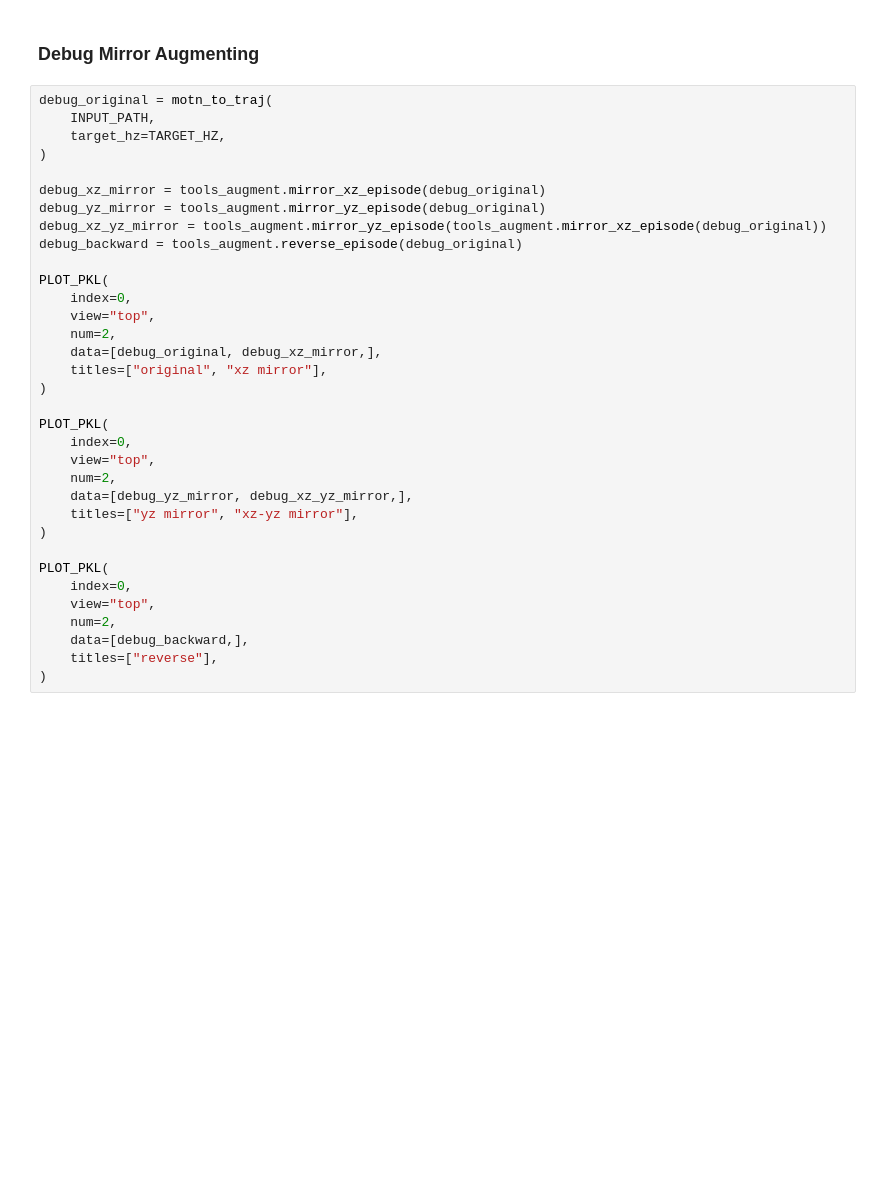
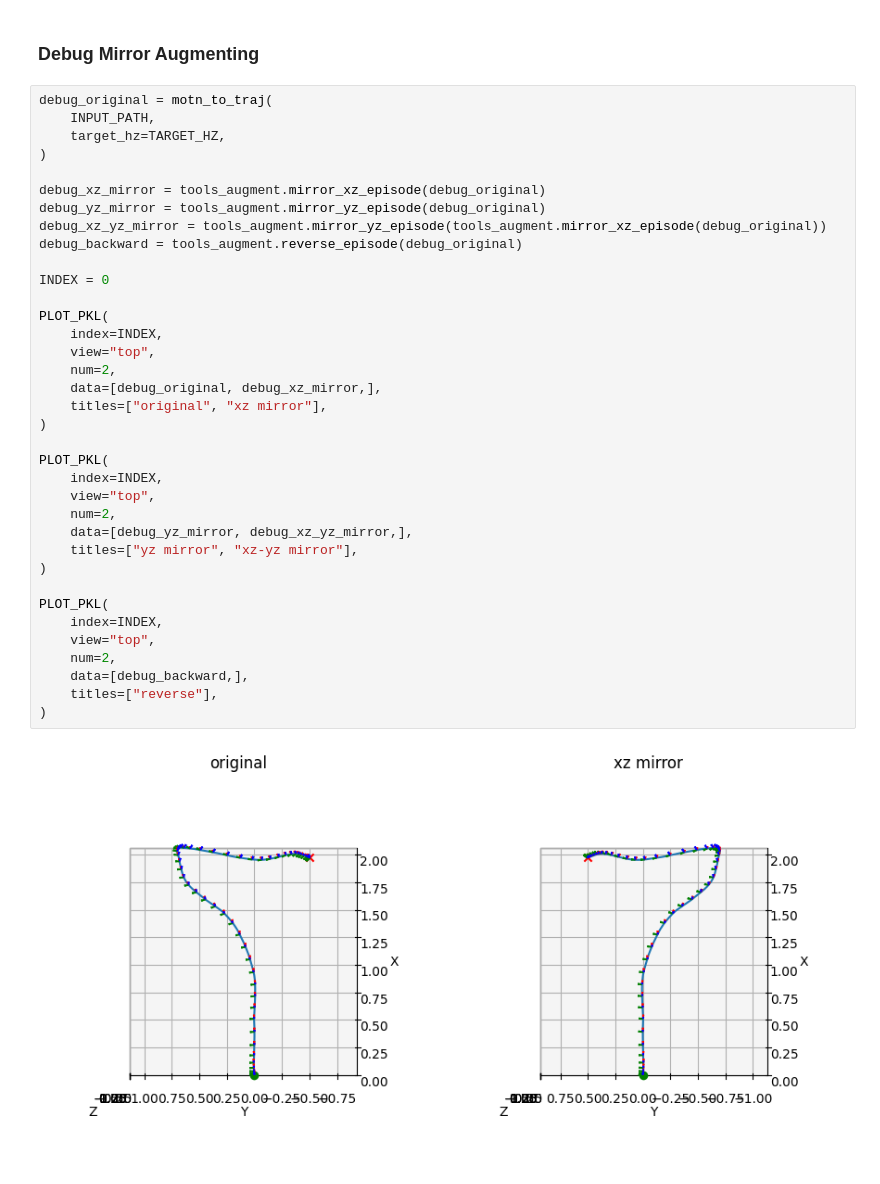
Before and after one commit to MATH-286-Pro/Tool-AR-To-Trajectory, a Jupyter notebook: trajs_ar.ipynb, the cells around one changed output. Saved outputs shown, nothing was run; the diff lists cells and outputs as text; blank space fills up the shorter version.

```diff
--- a/trajs_ar.ipynb
+++ b/trajs_ar.ipynb
@@ -235,33 +271,37 @@ tools_plot.plot_3d(tf, arrow_length=ARROW, interval=0.01, view="top")
 debug_original = motn_to_traj(
     INPUT_PATH,
     target_hz=TARGET_HZ,
 )
 
 debug_xz_mirror = tools_augment.mirror_xz_episode(debug_original)
 debug_yz_mirror = tools_augment.mirror_yz_episode(debug_original)
 debug_xz_yz_mirror = tools_augment.mirror_yz_episode(tools_augment.mirror_xz_episode(debug_original))
 debug_backward = tools_augment.reverse_episode(debug_original)
 
+INDEX = 0
+
 PLOT_PKL(
-    index=0,
+    index=INDEX,
     view="top",
     num=2,
     data=[debug_original, debug_xz_mirror,],
     titles=["original", "xz mirror"],
 )
 
 PLOT_PKL(
-    index=0,
+    index=INDEX,
     view="top",
     num=2,
     data=[debug_yz_mirror, debug_xz_yz_mirror,],
     titles=["yz mirror", "xz-yz mirror"],
 )
 
 PLOT_PKL(
-    index=0,
+    index=INDEX,
     view="top",
     num=2,
     data=[debug_backward,],
     titles=["reverse"],
 )
+# %% [output]
+[figure, added]
```
Also changed, not shown: parts of 7 cells of this notebook, 1 other file.
